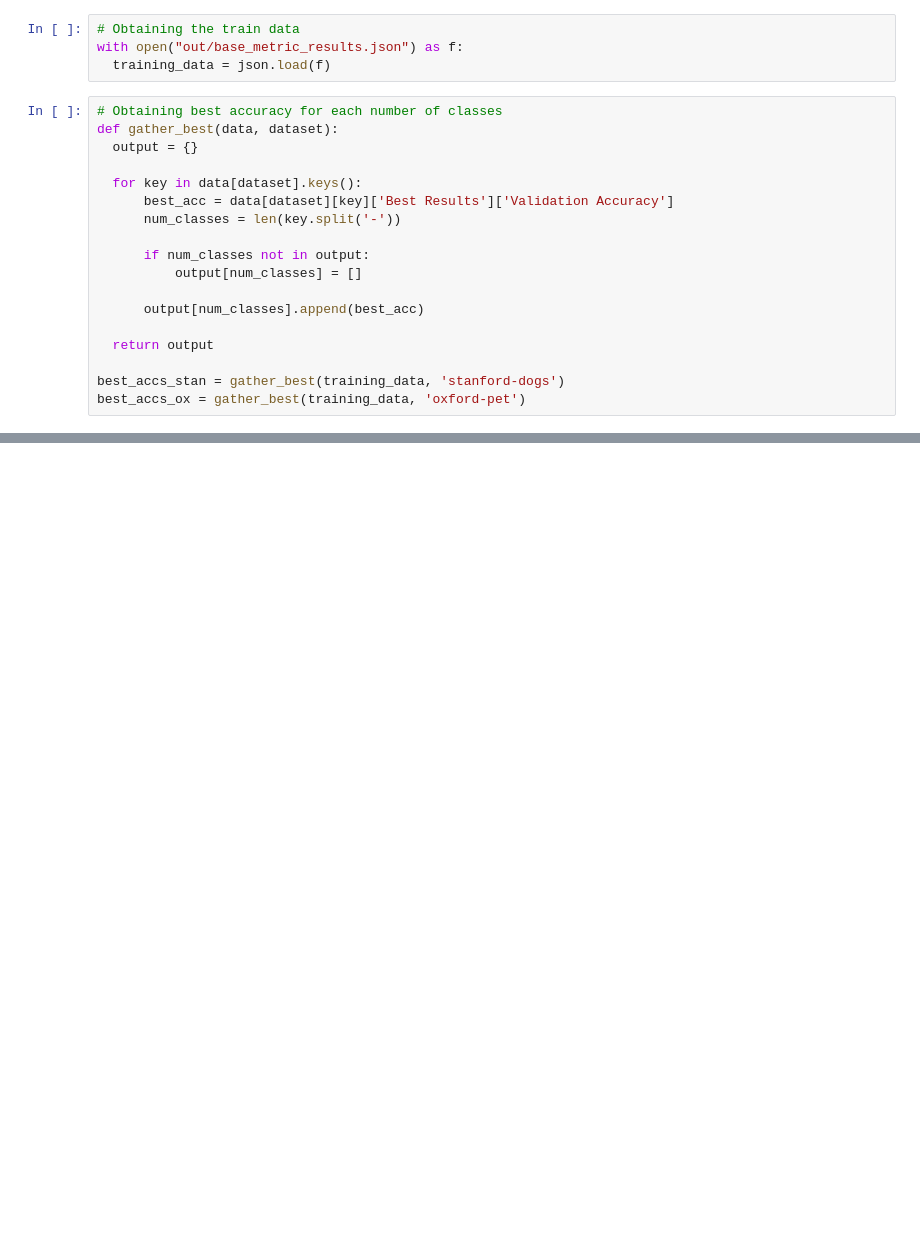
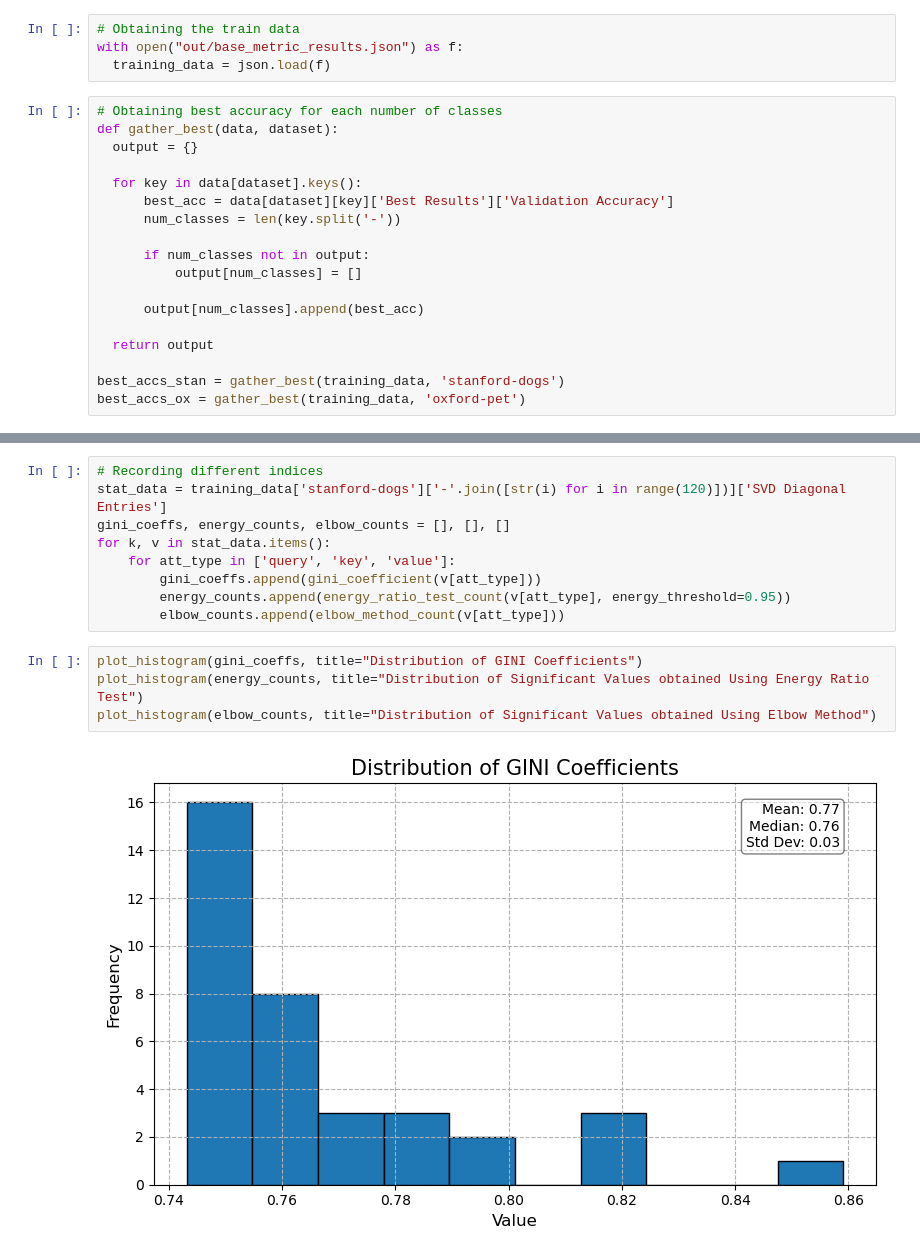
Before and after one commit to ccseibell/LoRA-Score, a Jupyter notebook: results.ipynb, the cells around one changed output, grey strips where cells are left out. Saved outputs shown, nothing was run; the diff lists cells and outputs as text; blank space fills up the shorter version.

```diff
--- a/results.ipynb
+++ b/results.ipynb
@@ -81,0 +119,15 @@ For the Oxford Pet dataset:
+# %%
+# Recording different indices
+stat_data = training_data['stanford-dogs']['-'.join([str(i) for i in range(120)])]['SVD Diagonal Entries']
+gini_coeffs, energy_counts, elbow_counts = [], [], []
+for k, v in stat_data.items():
+    for att_type in ['query', 'key', 'value']:
+        gini_coeffs.append(gini_coefficient(v[att_type]))
+        energy_counts.append(energy_ratio_test_count(v[att_type], energy_threshold=0.95))
+        elbow_counts.append(elbow_method_count(v[att_type]))
+# %%
+plot_histogram(gini_coeffs, title="Distribution of GINI Coefficients")
+plot_histogram(energy_counts, title="Distribution of Significant Values obtained Using Energy Ratio Test")
+plot_histogram(elbow_counts, title="Distribution of Significant Values obtained Using Elbow Method")
+# %% [output]
+[figure, added]
```
Also changed, not shown: parts of 8 cells of this notebook, 6 other files.
